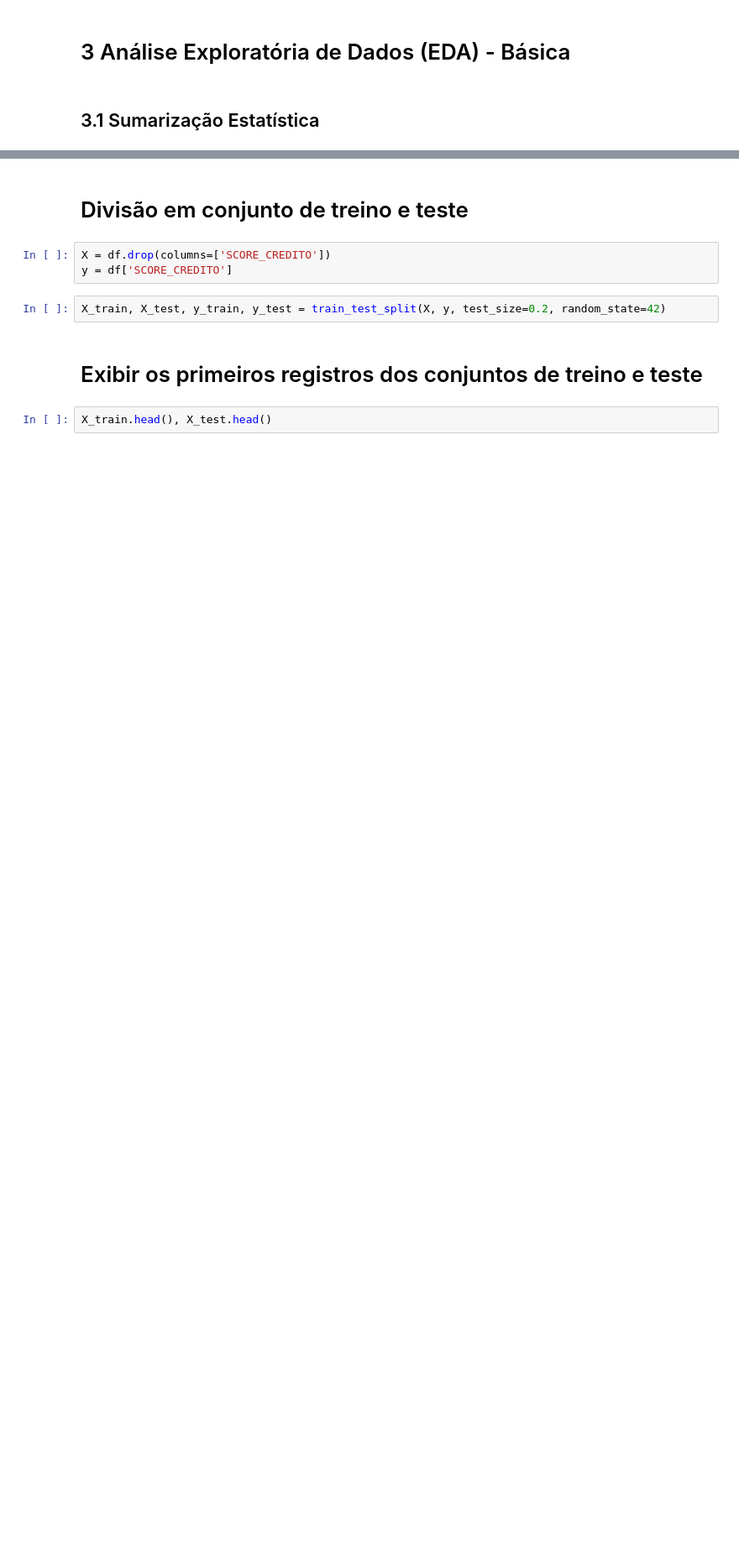
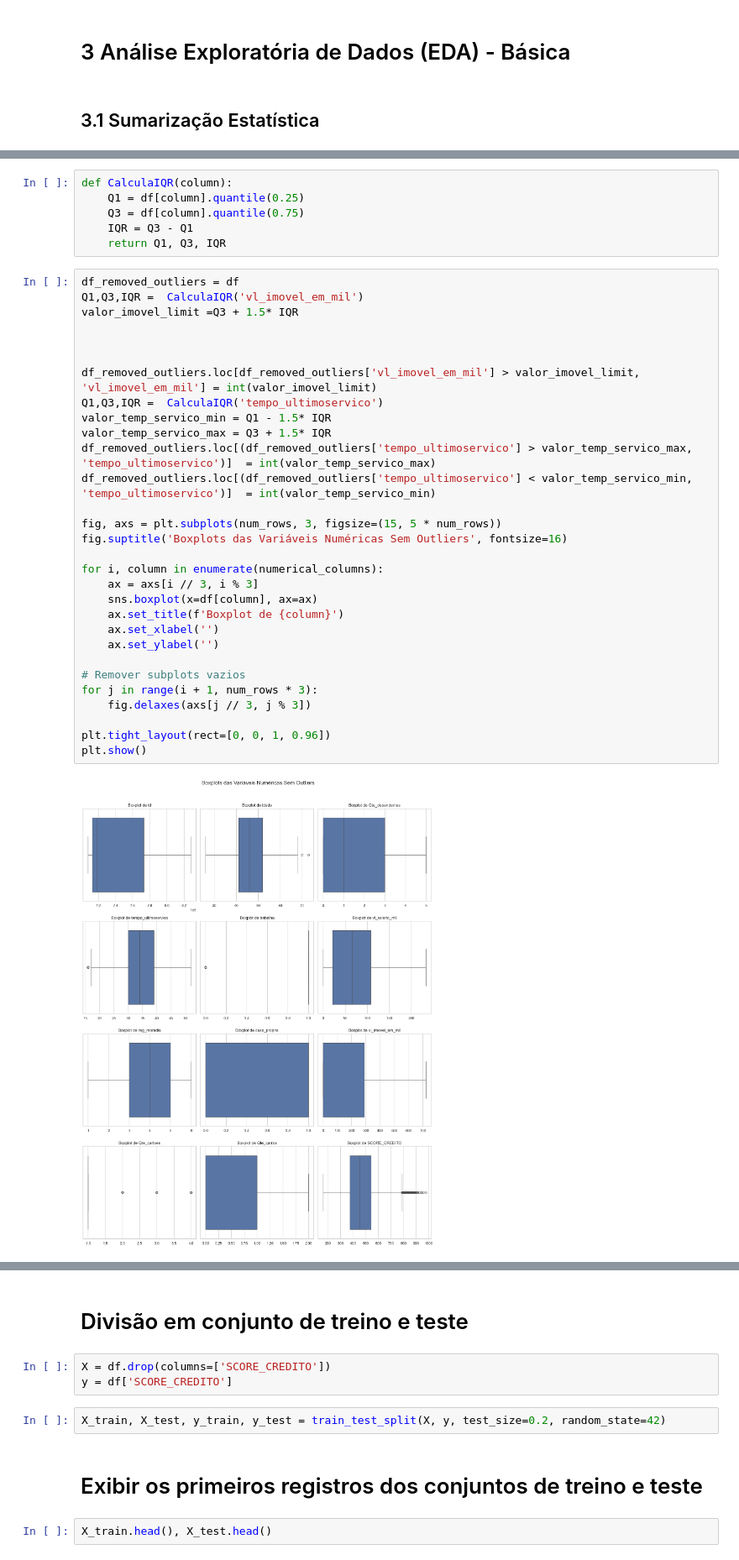
Before and after one commit to rrmoreira/trabalho-feature-engineering, a Jupyter notebook: trabalho_integradov1.1.ipynb, the cells around one changed output, grey strips where cells are left out. Shown at 84% size. Saved outputs shown, nothing was run; the diff lists cells and outputs as text; blank space fills up the shorter version.

```diff
--- a/trabalho_integradov1.1.ipynb
+++ b/trabalho_integradov1.1.ipynb
@@ -267,0 +191,38 @@ df_treated
+# %%
+def CalculaIQR(column):
+    Q1 = df[column].quantile(0.25)
+    Q3 = df[column].quantile(0.75)
+    IQR = Q3 - Q1
+    return Q1, Q3, IQR
+# %%
+df_removed_outliers = df
+Q1,Q3,IQR =  CalculaIQR('vl_imovel_em_mil')
+valor_imovel_limit =Q3 + 1.5* IQR
+
+
+
+df_removed_outliers.loc[df_removed_outliers['vl_imovel_em_mil'] > valor_imovel_limit, 'vl_imovel_em_mil'] = int(valor_imovel_limit)
+Q1,Q3,IQR =  CalculaIQR('tempo_ultimoservico')
+valor_temp_servico_min = Q1 - 1.5* IQR
+valor_temp_servico_max = Q3 + 1.5* IQR
+df_removed_outliers.loc[(df_removed_outliers['tempo_ultimoservico'] > valor_temp_servico_max, 'tempo_ultimoservico')]  = int(valor_temp_servico_max)
+df_removed_outliers.loc[(df_removed_outliers['tempo_ultimoservico'] < valor_temp_servico_min, 'tempo_ultimoservico')]  = int(valor_temp_servico_min)
+
+fig, axs = plt.subplots(num_rows, 3, figsize=(15, 5 * num_rows))
+fig.suptitle('Boxplots das Variáveis Numéricas Sem Outliers', fontsize=16)
+
+for i, column in enumerate(numerical_columns):
+    ax = axs[i // 3, i % 3]
+    sns.boxplot(x=df[column], ax=ax)
+    ax.set_title(f'Boxplot de {column}')
+    ax.set_xlabel('')
+    ax.set_ylabel('')
+
+# Remover subplots vazios
+for j in range(i + 1, num_rows * 3):
+    fig.delaxes(axs[j // 3, j % 3])
+
+plt.tight_layout(rect=[0, 0, 1, 0.96])
+plt.show()
+# %% [output]
+[figure, added]
```
Also changed, not shown: parts of 54 cells of this notebook.
